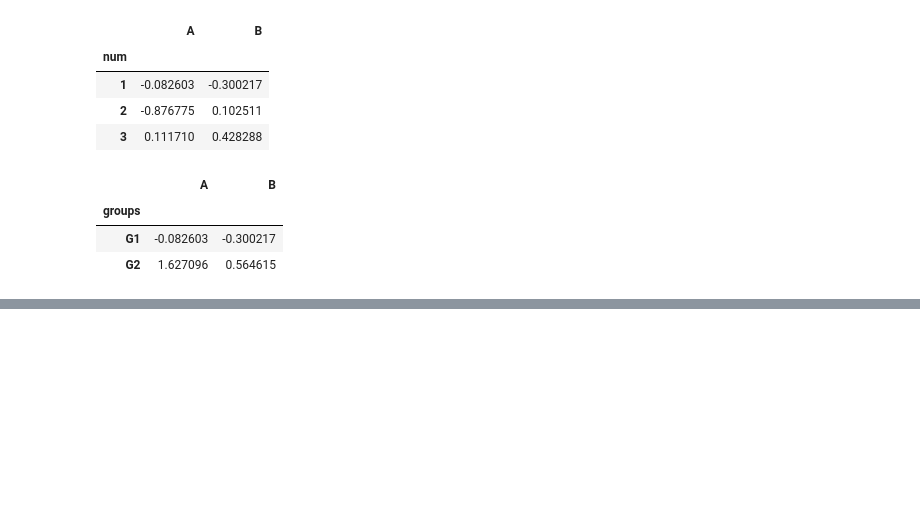
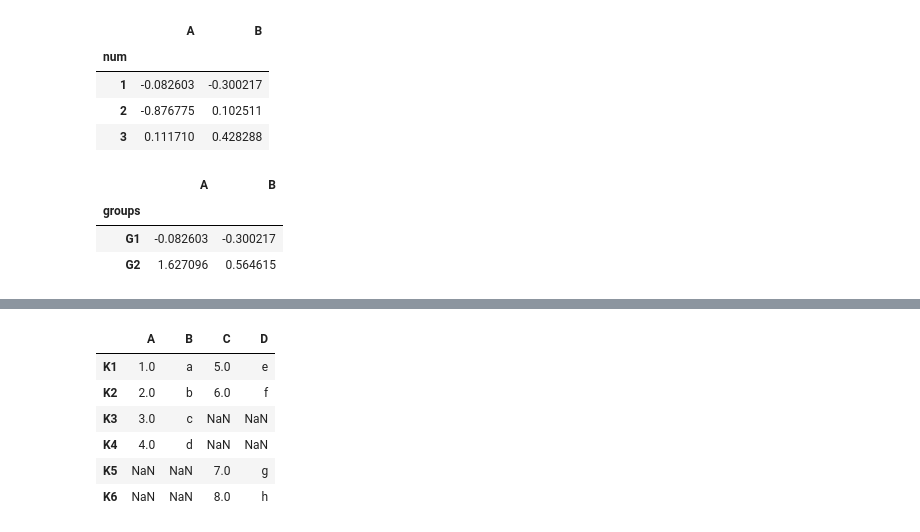
Before and after one commit to fahamin5149/Python-for-DS, a Jupyter notebook: 3-Pandas/Pandas.ipynb, the cells around one changed output, grey strips where cells are left out. Cells and saved outputs as stored; diff of their text form; code cells hidden in the pictures; blank space fills up the shorter version.

```diff
--- a/3-Pandas/Pandas.ipynb
+++ b/3-Pandas/Pandas.ipynb
@@ -346,0 +463,19 @@ companies[companies['Sales']>400]
+# %%
+import pandas as pd
+
+# Create the first DataFrame
+df1 = pd.DataFrame({
+    'A': [1, 2, 3, 4],
+    'B': ['a', 'b', 'c', 'd']
+}, index=['K1', 'K2', 'K3', 'K4'])  # Setting the index for joining
+
+# Create the second DataFrame
+df2 = pd.DataFrame({
+    'C': [5, 6, 7, 8],
+    'D': ['e', 'f', 'g', 'h']
+}, index=['K1', 'K2', 'K5', 'K6'])  # Setting the index for joining
+
+print("DataFrame 1:")
+print(df1)
+print("\nDataFrame 2:")
+print(df2)
@@ -346,0 +518,10 @@ companies[companies['Sales']>400]
+# %%
+df1.join(df2, how="outer")
+# %% [output]
+|  | A | B | C | D |
+| K1 | 1.0 | a | 5.0 | e |
+| K2 | 2.0 | b | 6.0 | f |
+| K3 | 3.0 | c | NaN | NaN |
+| K4 | 4.0 | d | NaN | NaN |
+| K5 | NaN | NaN | 7.0 | g |
+| K6 | NaN | NaN | 8.0 | h |
```
Also changed, not shown: parts of 45 cells of this notebook.
